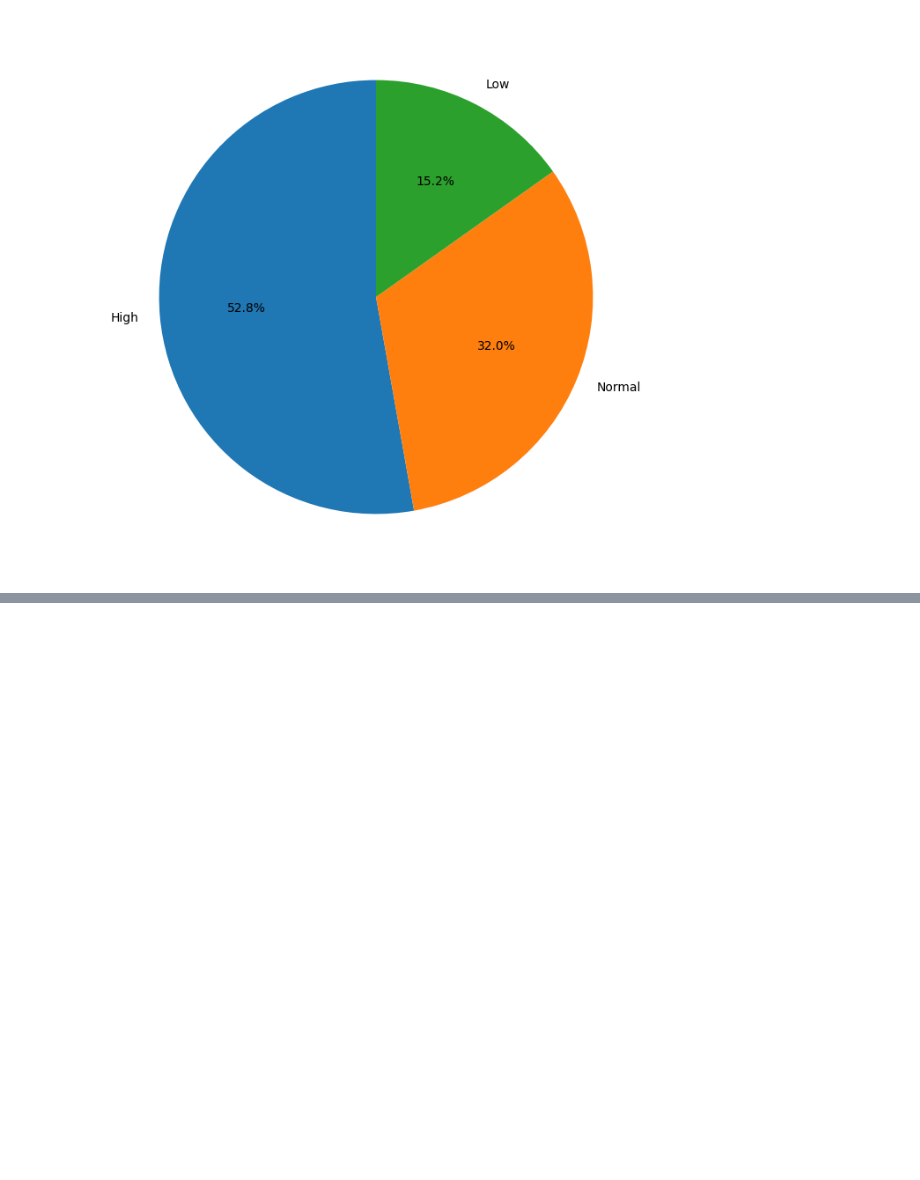
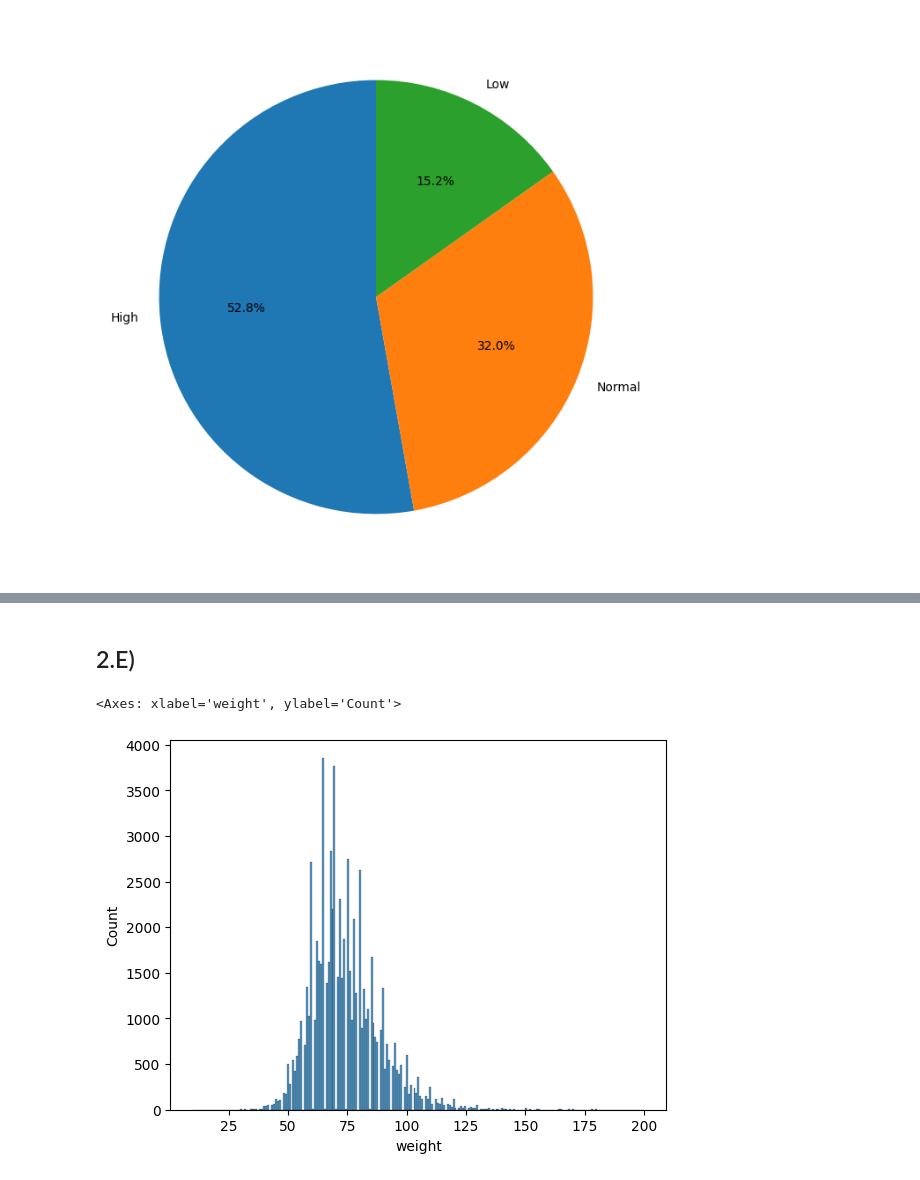
Before and after one commit to MiltonOberg/Artificial_Intelligence2-Milton-OPA23, a Jupyter notebook: Labb_1/labb_1.ipynb, the cells around one changed output, grey strips where cells are left out. Drawn from its saved outputs; the diff is of its cells as text; code cells hidden in the pictures; blank space fills up the shorter version.

```diff
--- a/Labb_1/labb_1.ipynb
+++ b/Labb_1/labb_1.ipynb
@@ -673,0 +707,7 @@ plt.pie(category_counts, labels= category_counts.index, autopct='%1.1f%%', start
+# %% [markdown]
+## 2.E)
+# %%
+sns.histplot(data= df_cardio, x="weight")
+# %% [output]
+<Axes: xlabel='weight', ylabel='Count'>
+[figure, added]
```
Also changed, not shown: parts of 12 cells of this notebook.
